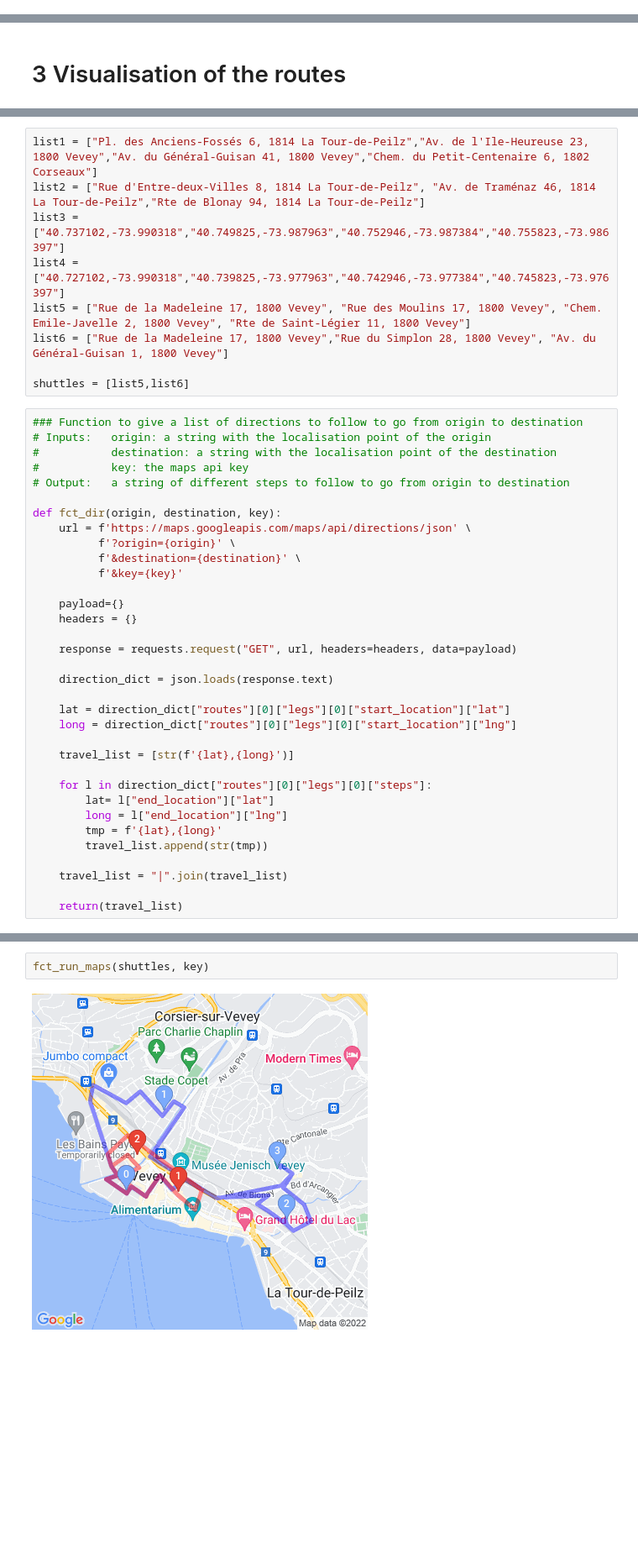
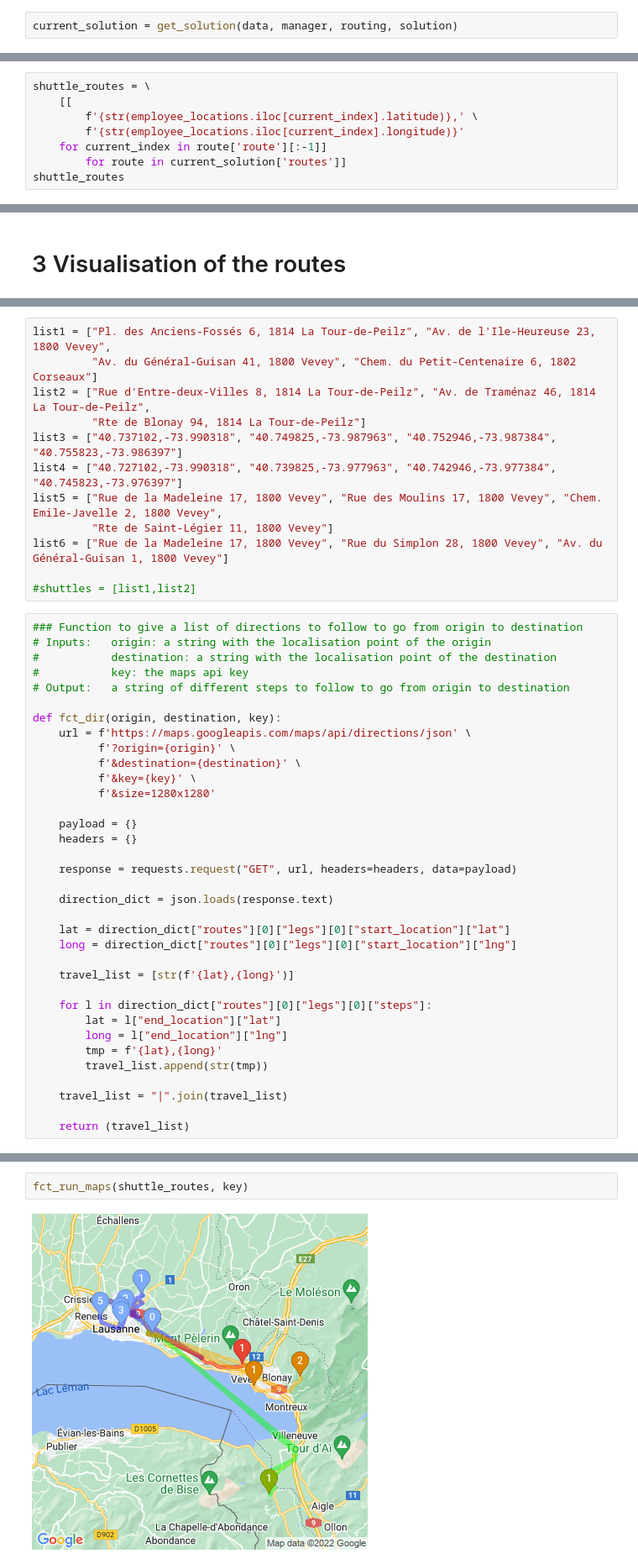
Before and after one commit to mateobelanger/mgt-530-sustainable-logistics, a Jupyter notebook: 2. Enterprise mobility.ipynb, the cells around one changed output, grey strips where cells are left out. Shown at 84% size. Cells and saved outputs as stored; diff of their text form; blank space fills up the shorter version.

```diff
--- a/2. Enterprise mobility.ipynb
+++ b/2. Enterprise mobility.ipynb
@@ -215,0 +195,2 @@ Maximum of the route distances: 3985m
+# %%
+current_solution = get_solution(data, manager, routing, solution)
@@ -215,0 +216,8 @@ Maximum of the route distances: 3985m
+# %%
+shuttle_routes = \
+    [[
+        f'{str(employee_locations.iloc[current_index].latitude)},' \
+        f'{str(employee_locations.iloc[current_index].longitude)}'
+    for current_index in route['route'][:-1]]
+        for route in current_solution['routes']]
+shuttle_routes
@@ -227,14 +250,17 @@ load_dotenv()
 # %% [output]
 True
 # %%
-list1 = ["Pl. des Anciens-Fossés 6, 1814 La Tour-de-Peilz","Av. de l'Ile-Heureuse 23, 1800 Vevey","Av. du Général-Guisan 41, 1800 Vevey","Chem. du Petit-Centenaire 6, 1802 Corseaux"]
-list2 = ["Rue d'Entre-deux-Villes 8, 1814 La Tour-de-Peilz", "Av. de Traménaz 46, 1814 La Tour-de-Peilz","Rte de Blonay 94, 1814 La Tour-de-Peilz"]
-list3 = ["40.737102,-73.990318","40.749825,-73.987963","40.752946,-73.987384","40.755823,-73.986397"]
-list4 = ["40.727102,-73.990318","40.739825,-73.977963","40.742946,-73.977384","40.745823,-73.976397"]
-list5 = ["Rue de la Madeleine 17, 1800 Vevey", "Rue des Moulins 17, 1800 Vevey", "Chem. Emile-Javelle 2, 1800 Vevey", "Rte de Saint-Légier 11, 1800 Vevey"]
-list6 = ["Rue de la Madeleine 17, 1800 Vevey","Rue du Simplon 28, 1800 Vevey", "Av. du Général-Guisan 1, 1800 Vevey"]
+list1 = ["Pl. des Anciens-Fossés 6, 1814 La Tour-de-Peilz", "Av. de l'Ile-Heureuse 23, 1800 Vevey",
+         "Av. du Général-Guisan 41, 1800 Vevey", "Chem. du Petit-Centenaire 6, 1802 Corseaux"]
+list2 = ["Rue d'Entre-deux-Villes 8, 1814 La Tour-de-Peilz", "Av. de Traménaz 46, 1814 La Tour-de-Peilz",
+         "Rte de Blonay 94, 1814 La Tour-de-Peilz"]
+list3 = ["40.737102,-73.990318", "40.749825,-73.987963", "40.752946,-73.987384", "40.755823,-73.986397"]
+list4 = ["40.727102,-73.990318", "40.739825,-73.977963", "40.742946,-73.977384", "40.745823,-73.976397"]
+list5 = ["Rue de la Madeleine 17, 1800 Vevey", "Rue des Moulins 17, 1800 Vevey", "Chem. Emile-Javelle 2, 1800 Vevey",
+         "Rte de Saint-Légier 11, 1800 Vevey"]
+list6 = ["Rue de la Madeleine 17, 1800 Vevey", "Rue du Simplon 28, 1800 Vevey", "Av. du Général-Guisan 1, 1800 Vevey"]
 
-shuttles = [list5,list6]
+#shuttles = [list1,list2]
 # %%
 ### Function to give a list of directions to follow to go from origin to destination
 # Inputs:   origin: a string with the localisation point of the origin
@@ -246,9 +272,10 @@ def fct_dir(origin, destination, key):
     url = f'https://maps.googleapis.com/maps/api/directions/json' \
           f'?origin={origin}' \
           f'&destination={destination}' \
-          f'&key={key}'
+          f'&key={key}' \
+          f'&size=1280x1280'
 
-    payload={}
+    payload = {}
     headers = {}
 
     response = requests.request("GET", url, headers=headers, data=payload)
@@ -261,14 +288,14 @@ def fct_dir(origin, destination, key):
     travel_list = [str(f'{lat},{long}')]
 
     for l in direction_dict["routes"][0]["legs"][0]["steps"]:
-        lat= l["end_location"]["lat"]
+        lat = l["end_location"]["lat"]
         long = l["end_location"]["lng"]
         tmp = f'{lat},{long}'
         travel_list.append(str(tmp))
 
     travel_list = "|".join(travel_list)
 
-    return(travel_list)
+    return (travel_list)
 # %%
 ### Funtion to create the path between all localisation points of a list
 # Inputs:   list: a list of strings with location points
@@ -348,4 +371,4 @@ def fct_run_maps(shuttles, key):
 # %%
-fct_run_maps(shuttles, key)
+fct_run_maps(shuttle_routes, key)
 # %% [output]
-[figure, old version]
+[figure, new version]
```
Also changed, not shown: parts of 15 cells of this notebook.
